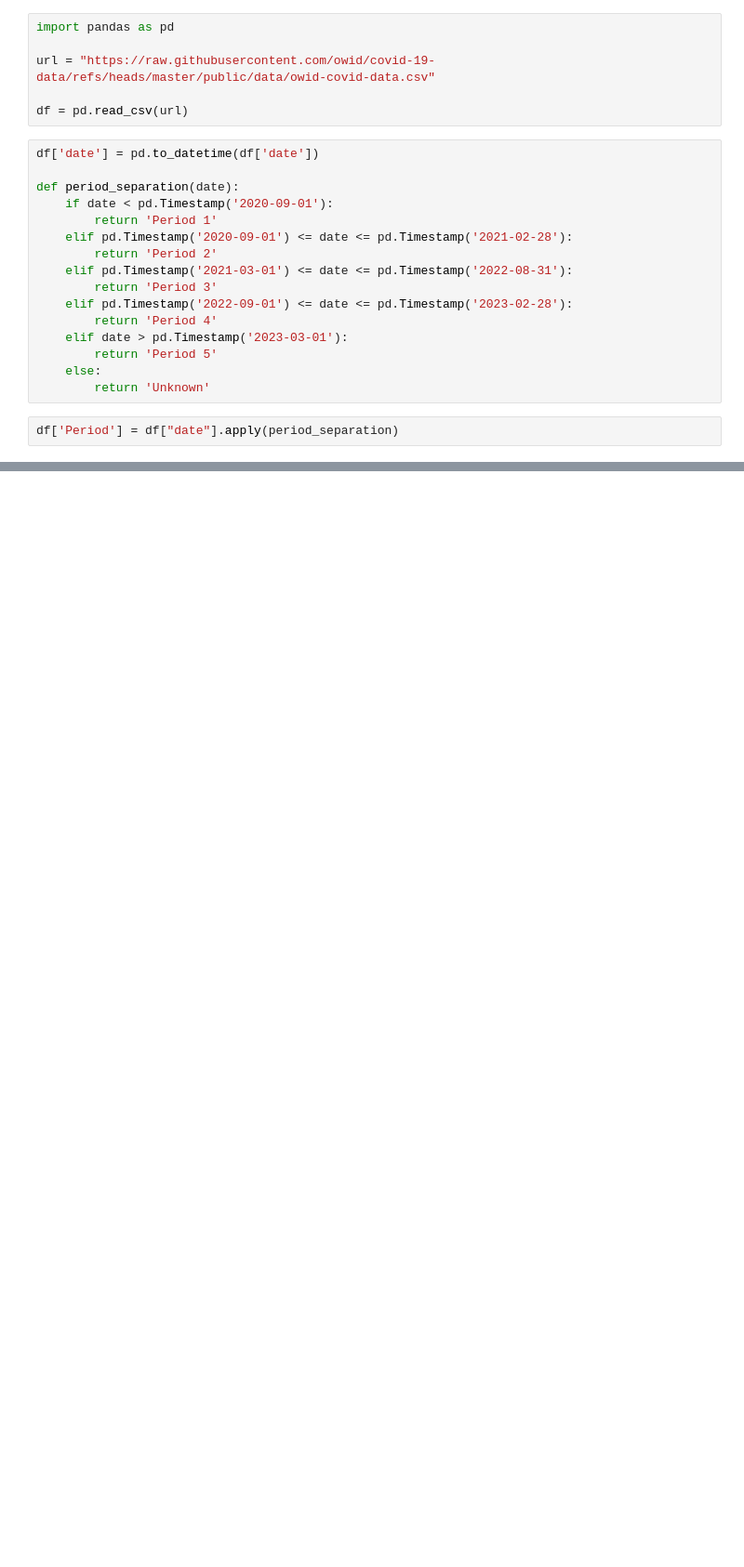
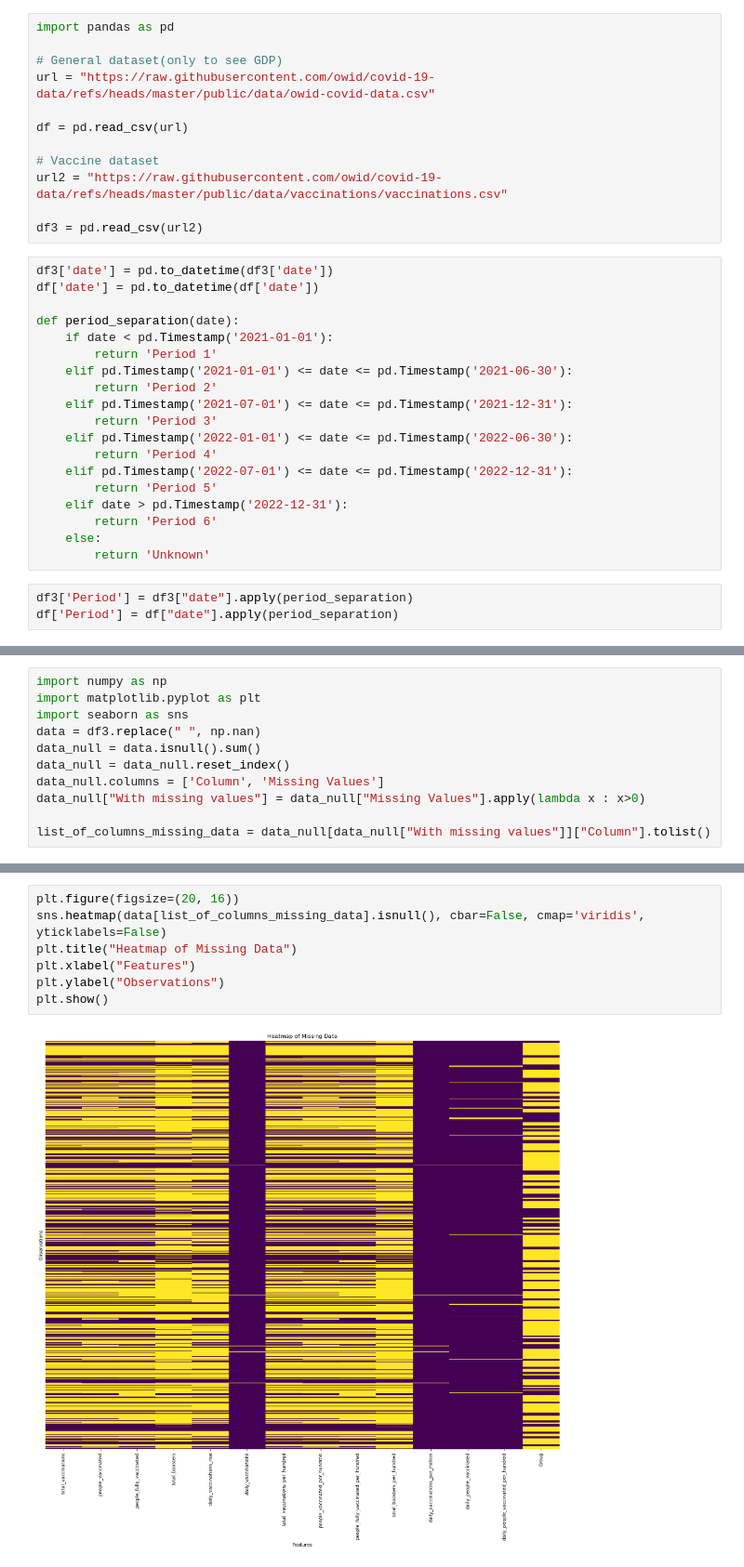
Before and after one commit to anapocai/Mooc_project, a Jupyter notebook: Xinyi.ipynb, the cells around one changed output, grey strips where cells are left out. Shown at 93% size. Cells and saved outputs as stored; diff of their text form; blank space fills up the shorter version.

```diff
--- a/Xinyi.ipynb
+++ b/Xinyi.ipynb
@@ -17,24 +21,34 @@ period 5: after 2023.03.01
 # %%
 import pandas as pd
 
+# General dataset(only to see GDP)
 url = "https://raw.githubusercontent.com/owid/covid-19-data/refs/heads/master/public/data/owid-covid-data.csv"
 
 df = pd.read_csv(url)
+
+# Vaccine dataset
+url2 = "https://raw.githubusercontent.com/owid/covid-19-data/refs/heads/master/public/data/vaccinations/vaccinations.csv"
+
+df3 = pd.read_csv(url2)
 # %%
+df3['date'] = pd.to_datetime(df3['date'])
 df['date'] = pd.to_datetime(df['date'])
 
 def period_separation(date):
-    if date < pd.Timestamp('2020-09-01'):
+    if date < pd.Timestamp('2021-01-01'):
         return 'Period 1'
-    elif pd.Timestamp('2020-09-01') <= date <= pd.Timestamp('2021-02-28'):
+    elif pd.Timestamp('2021-01-01') <= date <= pd.Timestamp('2021-06-30'):
         return 'Period 2'
-    elif pd.Timestamp('2021-03-01') <= date <= pd.Timestamp('2022-08-31'):
+    elif pd.Timestamp('2021-07-01') <= date <= pd.Timestamp('2021-12-31'):
         return 'Period 3'
-    elif pd.Timestamp('2022-09-01') <= date <= pd.Timestamp('2023-02-28'):
+    elif pd.Timestamp('2022-01-01') <= date <= pd.Timestamp('2022-06-30'):
         return 'Period 4'
-    elif date > pd.Timestamp('2023-03-01'):
+    elif pd.Timestamp('2022-07-01') <= date <= pd.Timestamp('2022-12-31'):
         return 'Period 5'
+    elif date > pd.Timestamp('2022-12-31'):
+        return 'Period 6'
     else:
         return 'Unknown'
 # %%
+df3['Period'] = df3["date"].apply(period_separation)
 df['Period'] = df["date"].apply(period_separation)
@@ -40,0 +106,11 @@ df['Period'] = df["date"].apply(period_separation)
+# %%
+import numpy as np
+import matplotlib.pyplot as plt
+import seaborn as sns
+data = df3.replace(" ", np.nan)
+data_null = data.isnull().sum()
+data_null = data_null.reset_index()
+data_null.columns = ['Column', 'Missing Values']
+data_null["With missing values"] = data_null["Missing Values"].apply(lambda x : x>0)
+
+list_of_columns_missing_data = data_null[data_null["With missing values"]]["Column"].tolist()
@@ -40,0 +134,9 @@ df['Period'] = df["date"].apply(period_separation)
+# %%
+plt.figure(figsize=(20, 16))
+sns.heatmap(data[list_of_columns_missing_data].isnull(), cbar=False, cmap='viridis', yticklabels=False)
+plt.title("Heatmap of Missing Data")
+plt.xlabel("Features")
+plt.ylabel("Observations")
+plt.show()
+# %% [output]
+[figure, added]
```
Also changed, not shown: parts of 7 cells of this notebook.
